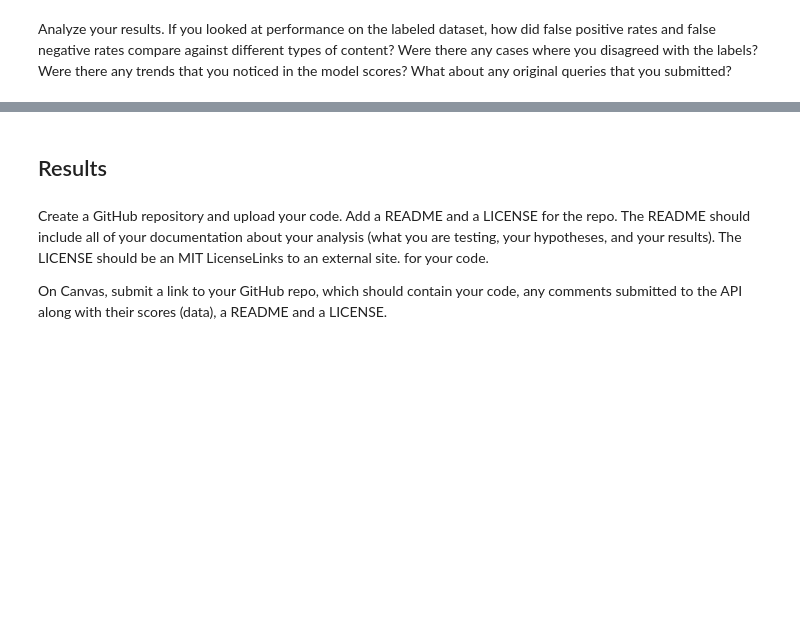
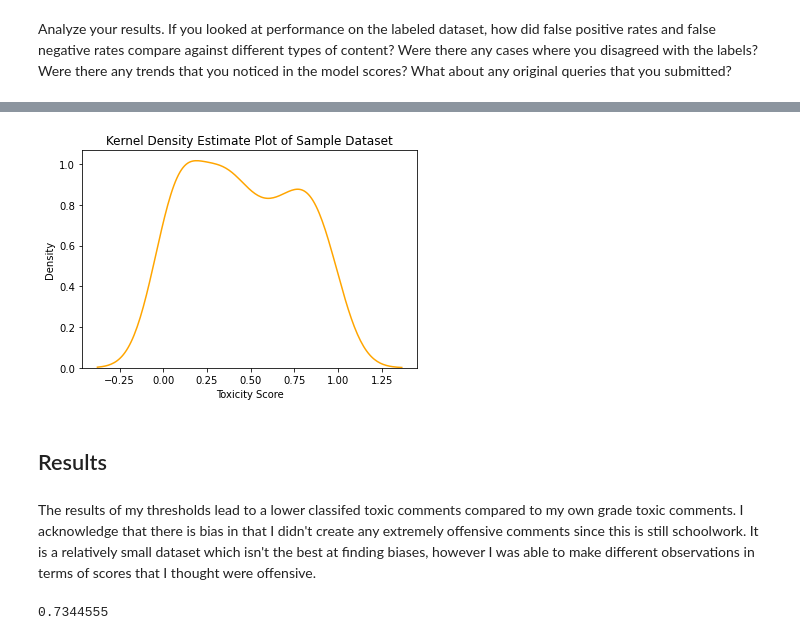
Before and after one commit to Braunstsf/data-bias-toxicity, a Jupyter notebook: perspective_api_toxicity.ipynb, the cells around one changed output, grey strips where cells are left out. Saved outputs shown, nothing was run; the diff lists cells and outputs as text; code cells hidden in the pictures; blank space fills up the shorter version.

```diff
--- a/perspective_api_toxicity.ipynb
+++ b/perspective_api_toxicity.ipynb
@@ -290,0 +399,7 @@ Your tests do not need to be extensive or exhaustive; an N of low double digits
+# %%
+import time
+toxicity_score = []
+for comment in list(df_sample["comment"]):
+    score = find_toxicity_score(comment)
+    toxicity_score.append(score)
+    time.sleep(1)
@@ -290,0 +408,3 @@ Your tests do not need to be extensive or exhaustive; an N of low double digits
+# %%
+df_sample_updated = df_sample
+df_sample_updated["toxicity_score"] = toxicity_scoredf_sample_updated = df_sample_updated.drop(columns = 'Unnamed: 0')
@@ -290,0 +425,15 @@ Your tests do not need to be extensive or exhaustive; an N of low double digits
+# %%
+toxic_api = []
+severe_toxic_api = []
+for i in toxicity_score:
+    if i < 0.70:
+        toxic_api.append(0)
+        severe_toxic_api.append(0)
+    elif i >= 0.70 and i < 0.90:
+        toxic_api.append(1)
+        severe_toxic_api.append(0)
+    else:
+        toxic_api.append(1)
+        severe_toxic_api.append(1)
+print(toxic_api)
+print(severe_toxic_api)
@@ -291,2 +443,6 @@ Your tests do not need to be extensive or exhaustive; an N of low double digits
+# %%
+df_sample_updated.head()
+df_sample_updated["toxic_api"] = toxic_api
+df_sample_updated["severe_toxic_api"] = severe_toxic_api
 # %% [markdown]
 Analyze your results. If you looked at performance on the labeled dataset, how did false positive rates and false negative rates compare against different types of content? Were there any cases where you disagreed with the labels? Were there any trends that you noticed in the model scores? What about any original queries that you submitted?
@@ -292,0 +472,8 @@ Analyze your results. If you looked at performance on the labeled dataset, how d
+# %%
+sorted_sample = df_sample_updated.sort_values('toxicity_score')
+scores = list(sorted_sample['toxicity_score'])
+ax4 = sns.kdeplot(data=scores, color="orange")
+ax4.set(xlabel='Toxicity Score', ylabel='Density', title="Kernel Density Estimate Plot of Sample Dataset")
+plt.show()
+# %% [output]
+[figure, added]
@@ -293,6 +482,8 @@ Analyze your results. If you looked at performance on the labeled dataset, how d
 # %% [markdown]
 ## Results
-# %% [markdown]
-Create a GitHub repository and upload your code. Add a README and a LICENSE for the repo. The README should include all of your documentation about your analysis (what you are testing, your hypotheses, and your results). The LICENSE should be an MIT LicenseLinks to an external site. for your code.
-
- On Canvas, submit a link to your GitHub repo, which should contain your code, any comments submitted to the API along with their scores (data), a README and a LICENSE.
+# %% [markdown]
+The results of my thresholds lead to a lower classifed toxic comments compared to my own grade toxic comments. I acknowledge that there is bias in that I didn't create any extremely offensive comments since this is still schoolwork. It is a relatively small dataset which isn't the best at finding biases, however I was able to make different observations in terms of scores that I thought were offensive.
+# %%
+find_toxicity_score("you deserve nothing less but the most dull and boring life because you are as sharp as a skipping stone")
+# %% [output]
+0.7344555
```
Also changed, not shown: parts of 33 cells of this notebook.
